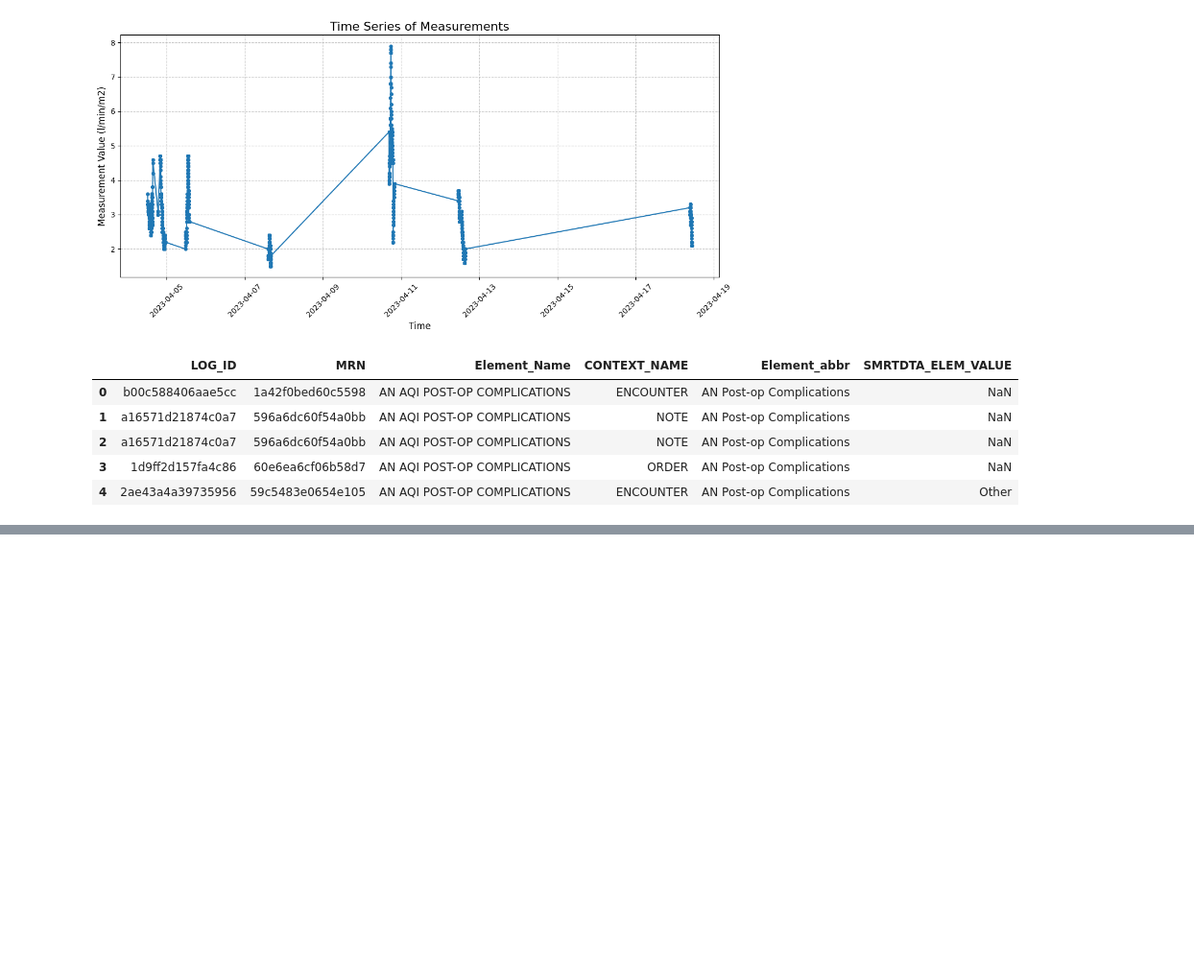
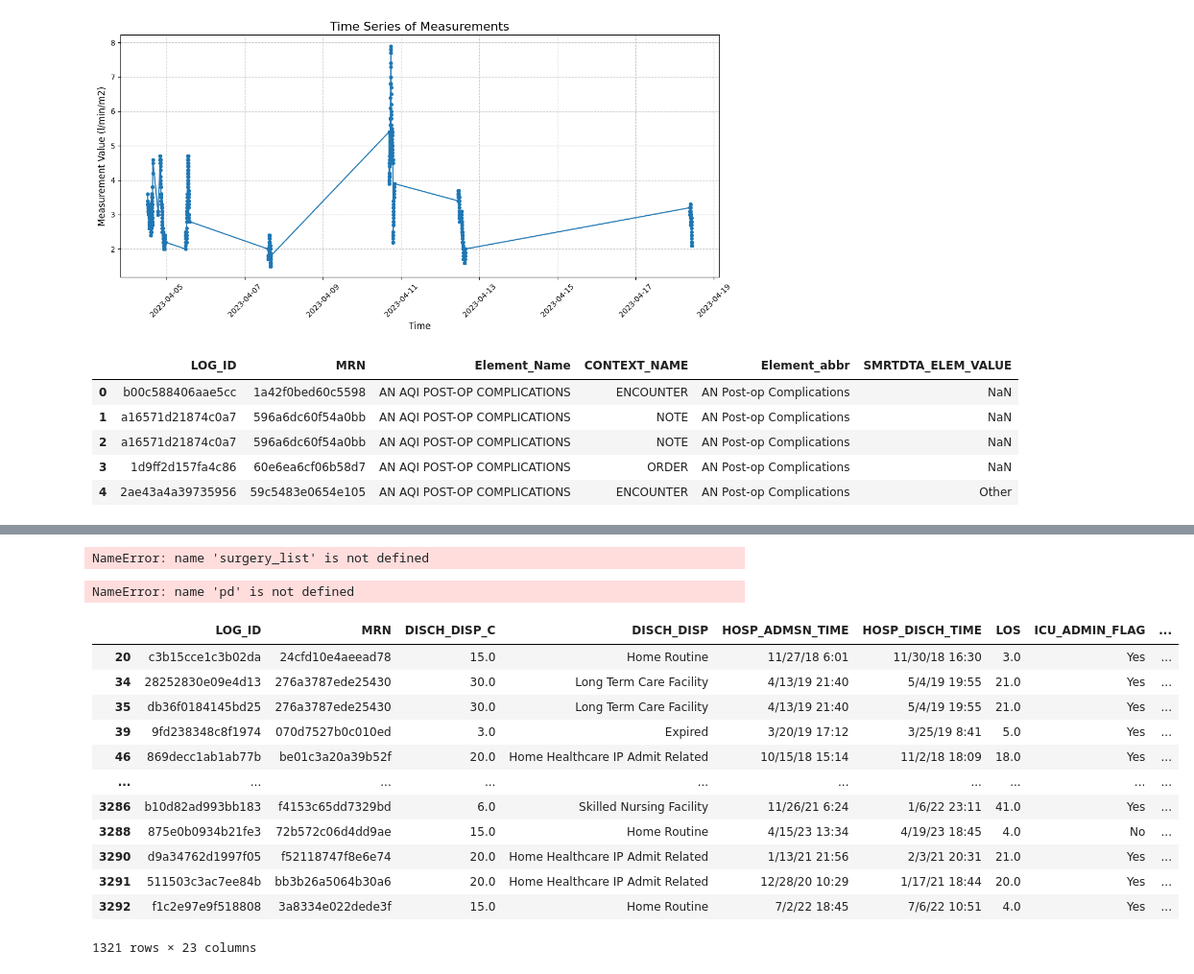
Before and after one commit to jiulong15/comp90051, a Jupyter notebook: code/data_pre_explore.ipynb, the cells around one changed output, grey strips where cells are left out. Shown at 96% size. Saved outputs shown, nothing was run; the diff lists cells and outputs as text; code cells hidden in the pictures; blank space fills up the shorter version.

Commit message:
patient_label_n draft

```diff
--- a/code/data_pre_explore.ipynb
+++ b/code/data_pre_explore.ipynb
@@ -136,0 +138,41 @@ print(complication_counts_sorted)
+# %%
+surgery_list
+# %% [output]
+NameError: name 'surgery_list' is not defined
+# %%
+surgery_list = pd.DataFrame(patient_information['PRIMARY_PROCEDURE_NM'].drop_duplicates(),
+                                columns=['PRIMARY_PROCEDURE_NM'])
+
+heart_keywords = ['Coronary', 'Heart', 'Valve', 'Bypass', 'CABG', 'TAVI', 'Atrium', 'Aortic', 'Ventricle',
+                  'cardiac','Myocardial','Mitral','Tricuspid','pericardial','Pacemaker','Myectomy']
+
+heart_related = surgery_list[surgery_list['PRIMARY_PROCEDURE_NM'].str.contains(
+                        '|'.join(heart_keywords), case=False, na=False)]
+
+unrelated_keywords = ['Femoropopliteal', 'Femoral', 'Gastric', 'Small Intestine', 'Axillary',
+                       'Craniotomy', 'Ventriculostomy', 'Subclavian', 'Carotid', 'Iliac','TIBIAL',
+                       'after open heart surgery']
+
+cardic_list = heart_related[~heart_related['PRIMARY_PROCEDURE_NM'].str.contains(
+                        '|'.join(unrelated_keywords), case=False, na=False)]
+cardic_list.shape
+# %% [output]
+NameError: name 'pd' is not defined
+# %%
+patient_list = pd.merge(patient_information, cardic_list, on='PRIMARY_PROCEDURE_NM', how='inner')
+patient_list = patient_list[patient_list['PATIENT_CLASS_NM'] == 'Inpatient Admission']
+patient_list
+# %% [output]
+|  | LOG_ID | MRN | DISCH_DISP_C | DISCH_DISP | HOSP_ADMSN_TIME | HOSP_DISCH_TIME | LOS | ICU_ADMIN_FLAG | ... |
+| 20 | c3b15cce1c3b02da | 24cfd10e4aeead78 | 15.0 | Home Routine | 11/27/18 6:01 | 11/30/18 16:30 | 3.0 | Yes | ... |
+| 34 | 28252830e09e4d13 | 276a3787ede25430 | 30.0 | Long Term Care Facility | 4/13/19 21:40 | 5/4/19 19:55 | 21.0 | Yes | ... |
+| 35 | db36f0184145bd25 | 276a3787ede25430 | 30.0 | Long Term Care Facility | 4/13/19 21:40 | 5/4/19 19:55 | 21.0 | Yes | ... |
+| 39 | 9fd238348c8f1974 | 070d7527b0c010ed | 3.0 | Expired | 3/20/19 17:12 | 3/25/19 8:41 | 5.0 | Yes | ... |
+| 46 | 869decc1ab1ab77b | be01c3a20a39b52f | 20.0 | Home Healthcare IP Admit Related | 10/15/18 15:14 | 11/2/18 18:09 | 18.0 | Yes | ... |
+| ... | ... | ... | ... | ... | ... | ... | ... | ... | ... |
+| 3286 | b10d82ad993bb183 | f4153c65dd7329bd | 6.0 | Skilled Nursing Facility | 11/26/21 6:24 | 1/6/22 23:11 | 41.0 | Yes | ... |
+| 3288 | 875e0b0934b21fe3 | 72b572c06d4dd9ae | 15.0 | Home Routine | 4/15/23 13:34 | 4/19/23 18:45 | 4.0 | No | ... |
+| 3290 | d9a34762d1997f05 | f52118747f8e6e74 | 20.0 | Home Healthcare IP Admit Related | 1/13/21 21:56 | 2/3/21 20:31 | 21.0 | Yes | ... |
+| 3291 | 511503c3ac7ee84b | bb3b26a5064b30a6 | 20.0 | Home Healthcare IP Admit Related | 12/28/20 10:29 | 1/17/21 18:44 | 20.0 | Yes | ... |
+| 3292 | f1c2e97e9f518808 | 3a8334e022dede3f | 15.0 | Home Routine | 7/2/22 18:45 | 7/6/22 10:51 | 4.0 | Yes | ... |
+1321 rows × 23 columns
```
Also changed, not shown: parts of 8 cells of this notebook, 4 other files.
